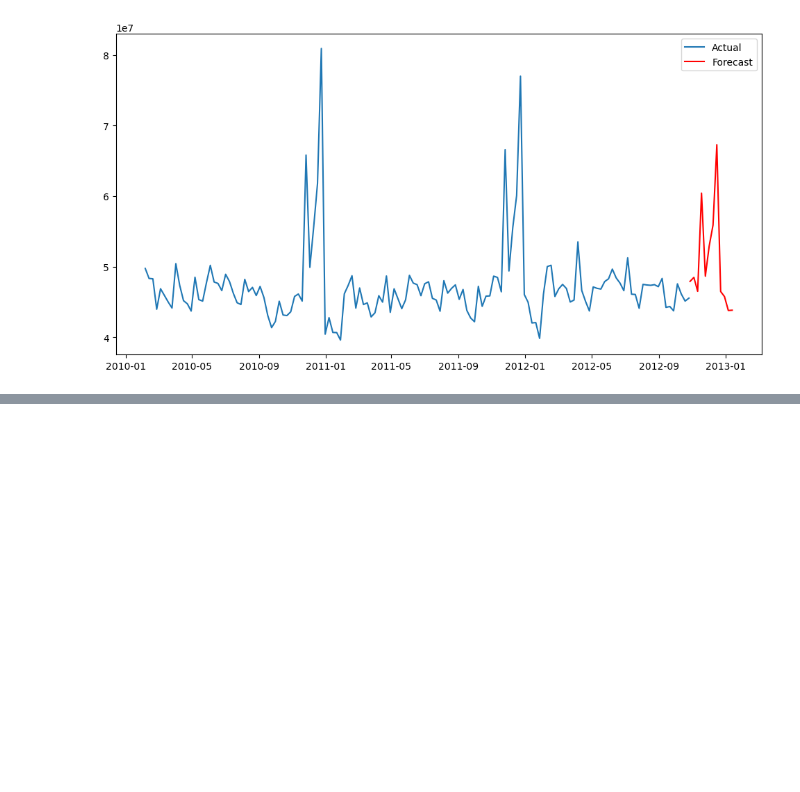
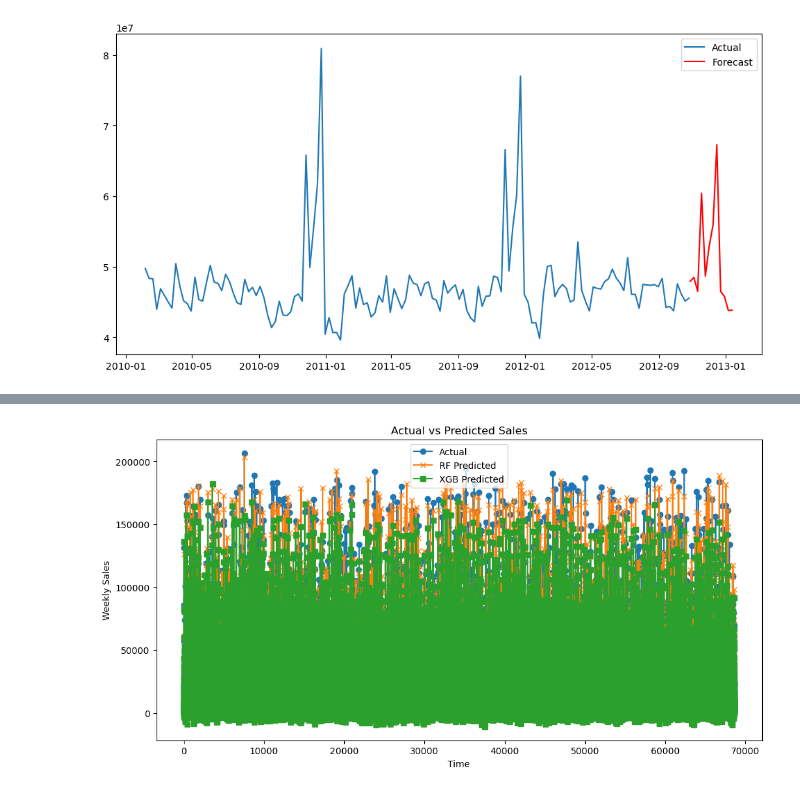
Before and after one commit to JayJ1504/retail_sales_analysis, a Jupyter notebook: notebooks/forecasting_models.ipynb, the cells around one changed output, grey strips where cells are left out. Saved outputs shown, nothing was run; the diff lists cells and outputs as text; code cells hidden in the pictures; blank space fills up the shorter version.

Commit message:
Added model evaluation, plots, and feature importance

```diff
--- a/notebooks/forecasting_models.ipynb
+++ b/notebooks/forecasting_models.ipynb
@@ -144,0 +187,15 @@ print(f"XGBoost MAE: {mae_xgb:.2f}")
+# %%
+# Actual vs Predicted Sales Plot.
+import matplotlib.pyplot as plt
+
+plt.figure(figsize=(12,6))
+plt.plot(y_test.values, label="Actual", marker="o")
+plt.plot(y_pred, label="RF Predicted", marker="x")
+plt.plot(y_pred_xgb, label="XGB Predicted", marker="s")
+plt.legend()
+plt.title("Actual vs Predicted Sales")
+plt.xlabel("Time")
+plt.ylabel("Weekly Sales")
+plt.show()
+# %% [output]
+[figure, added]
```
Also changed, not shown: parts of 6 cells of this notebook.
